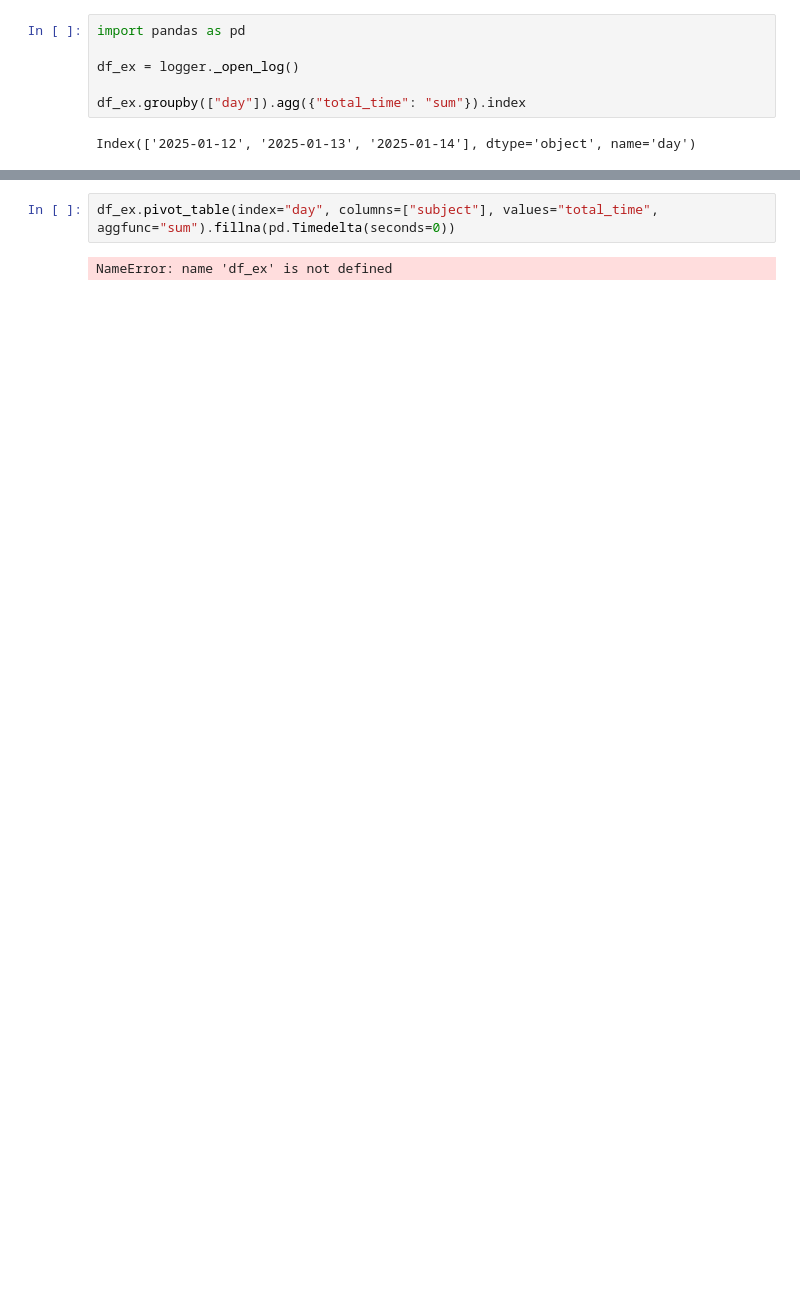
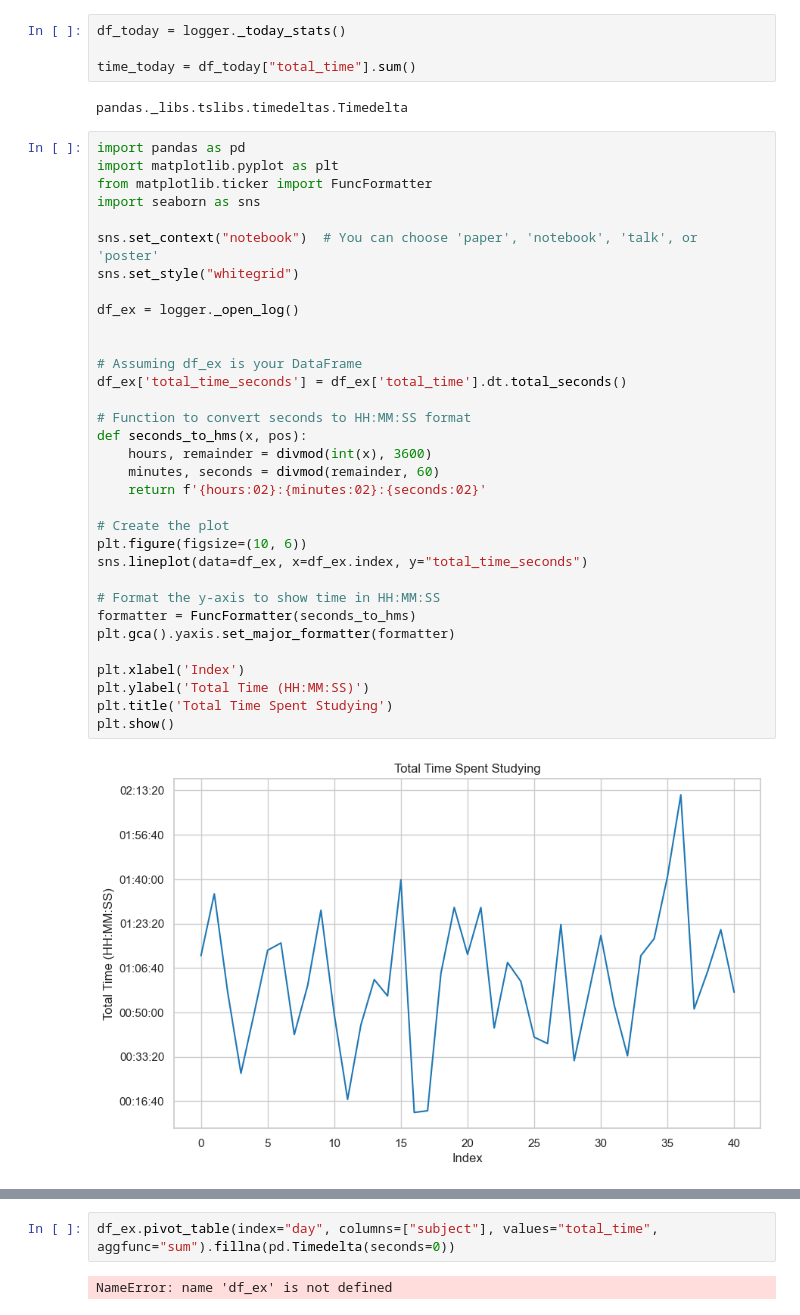
Before and after one commit to FedericoCortesi/Tracker, a Jupyter notebook: main.ipynb, the cells around one changed output, grey strips where cells are left out. Drawn from its saved outputs; the diff is of its cells as text; blank space fills up the shorter version.

Commit message:
time + backup

```diff
--- a/main.ipynb
+++ b/main.ipynb
@@ -28,9 +30,42 @@ Study session ended at 19:15:35
 File saved at: ./Logs/study_sessions.csv
-# %%
-import pandas as pd
-
-df_ex = logger._open_log()
-
-df_ex.groupby(["day"]).agg({"total_time": "sum"}).index
-# %% [output]
-Index(['2025-01-12', '2025-01-13', '2025-01-14'], dtype='object', name='day')
+# %%
+df_today = logger._today_stats()
+
+time_today = df_today["total_time"].sum()
+# %% [output]
+pandas._libs.tslibs.timedeltas.Timedelta
+# %%
+import pandas as pd
+import matplotlib.pyplot as plt
+from matplotlib.ticker import FuncFormatter
+import seaborn as sns
+
+sns.set_context("notebook")  # You can choose 'paper', 'notebook', 'talk', or 'poster'
+sns.set_style("whitegrid")
+
+df_ex = logger._open_log()
+
+
+# Assuming df_ex is your DataFrame
+df_ex['total_time_seconds'] = df_ex['total_time'].dt.total_seconds()
+
+# Function to convert seconds to HH:MM:SS format
+def seconds_to_hms(x, pos):
+    hours, remainder = divmod(int(x), 3600)
+    minutes, seconds = divmod(remainder, 60)
+    return f'{hours:02}:{minutes:02}:{seconds:02}'
+
+# Create the plot
+plt.figure(figsize=(10, 6))
+sns.lineplot(data=df_ex, x=df_ex.index, y="total_time_seconds")
+
+# Format the y-axis to show time in HH:MM:SS
+formatter = FuncFormatter(seconds_to_hms)
+plt.gca().yaxis.set_major_formatter(formatter)
+
+plt.xlabel('Index')
+plt.ylabel('Total Time (HH:MM:SS)')
+plt.title('Total Time Spent Studying')
+plt.show()
+# %% [output]
+[figure, added]
```
Also changed, not shown: parts of 6 cells of this notebook, 2 other files.
